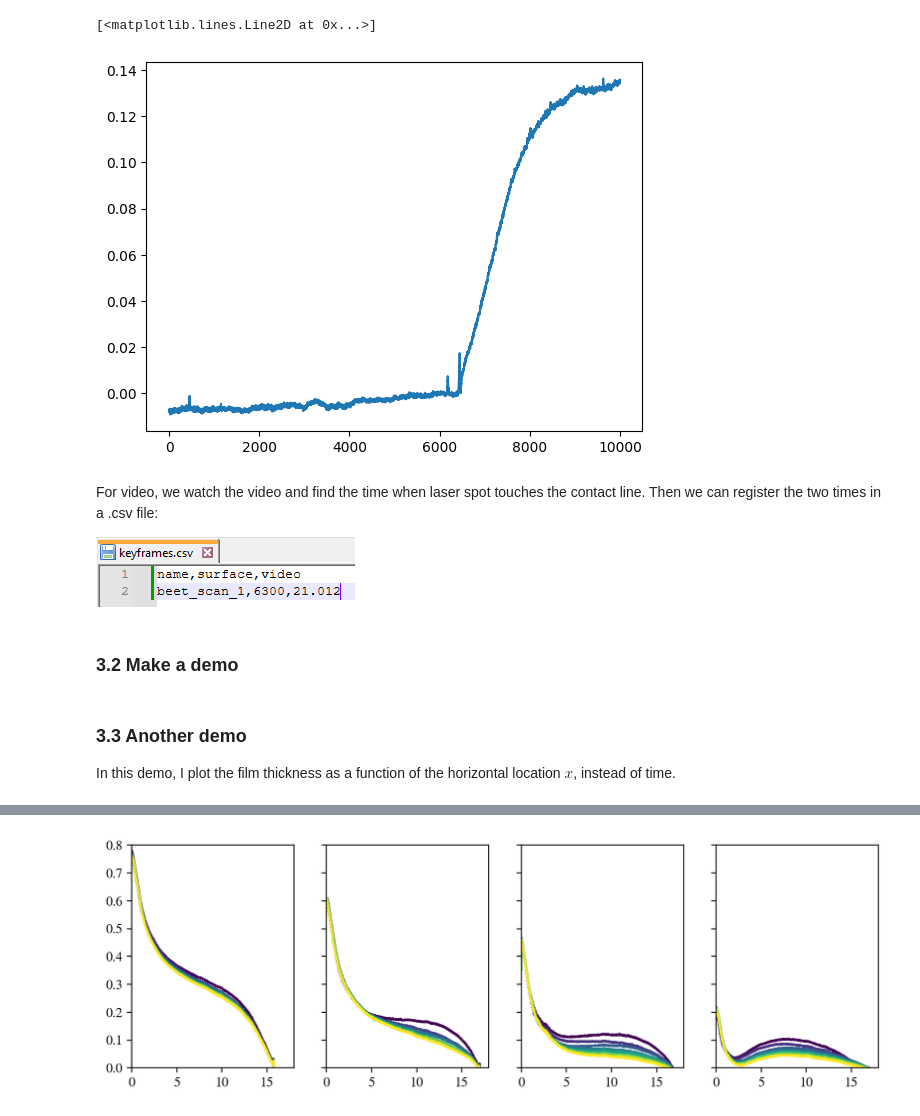
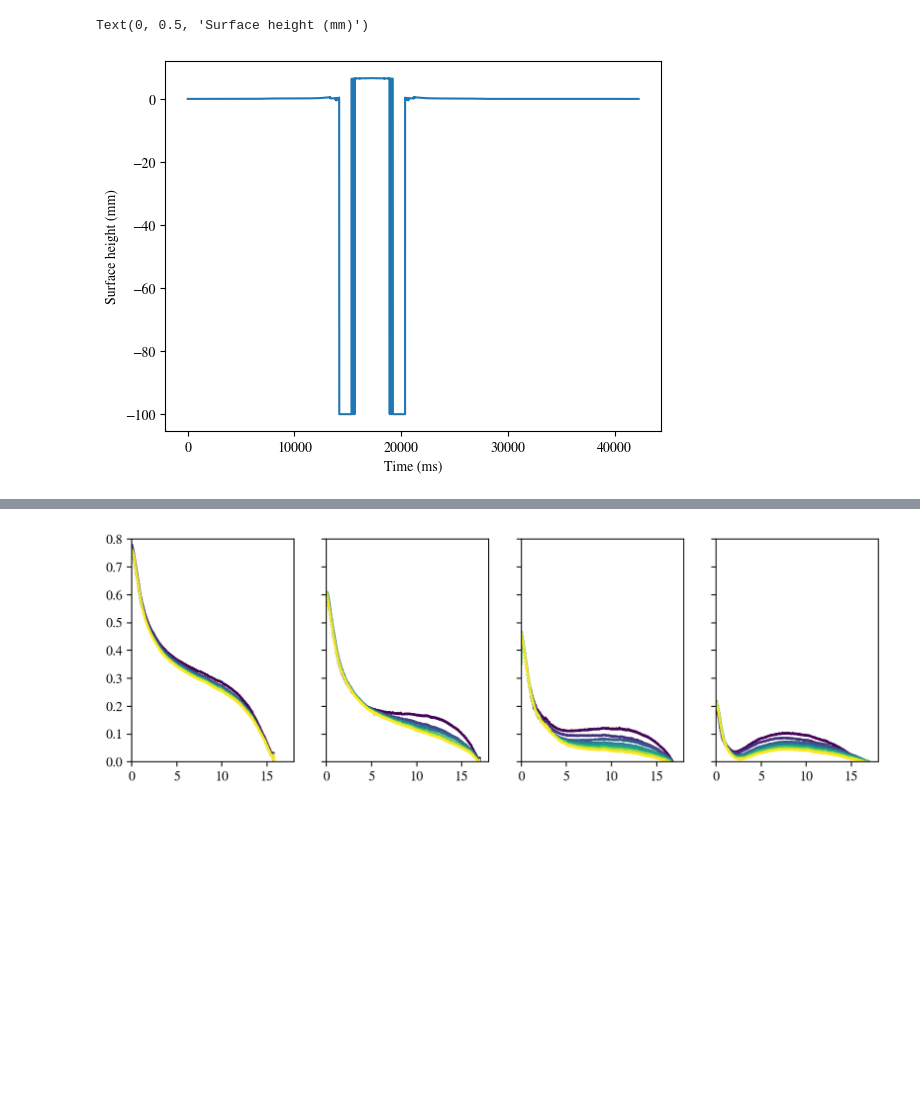
Before and after one commit to ZLoverty/WPM, a Jupyter notebook: Code/Surface_and_flow.ipynb, the cells around one changed output, grey strips where cells are left out. Cells and saved outputs as stored; diff of their text form; code cells hidden in the pictures; blank space fills up the shorter version.

Commit message:
surface profile workflow described

```diff
--- a/Code/Surface_and_flow.ipynb
+++ b/Code/Surface_and_flow.ipynb
@@ -67,13 +47,10 @@ We do this by registering key frames.
 # %%
-surface = pd.read_csv(r"E:\WPM\04292024\beet_scan_1.csv", usecols=[1], skiprows=12, names=["height"])
+folder = r"E:\WPM\04292024"
+filename = "beet_scan_1"
+raw = pd.read_csv(os.path.join(folder, filename+".csv"), usecols=[1], skiprows=12)
+plt.plot(raw)
+plt.xlabel("Time (ms)")
+plt.ylabel("Surface height (mm)")
+# %% [output]
+Text(0, 0.5, 'Surface height (mm)')
+[figure, added]
-# %%
-plt.plot(surface[:10000].height)
-# %% [output]
-[<matplotlib.lines.Line2D at 0x...>]
-[figure, removed]
-# %% [markdown]
-For video, we watch the video and find the time when laser spot touches the contact line. Then we can register the two times in a .csv file:
-
-![image.png](attachment:image.png)
-# %% [markdown]
-### 3.2 Make a demo
@@ -104,4 +56,0 @@ while True:
-# %% [markdown]
-### 3.3 Another demo
-
-In this demo, I plot the film thickness as a function of the horizontal location $x$, instead of time.
```
Also changed, not shown: parts of 42 cells of this notebook, 5 other files.
